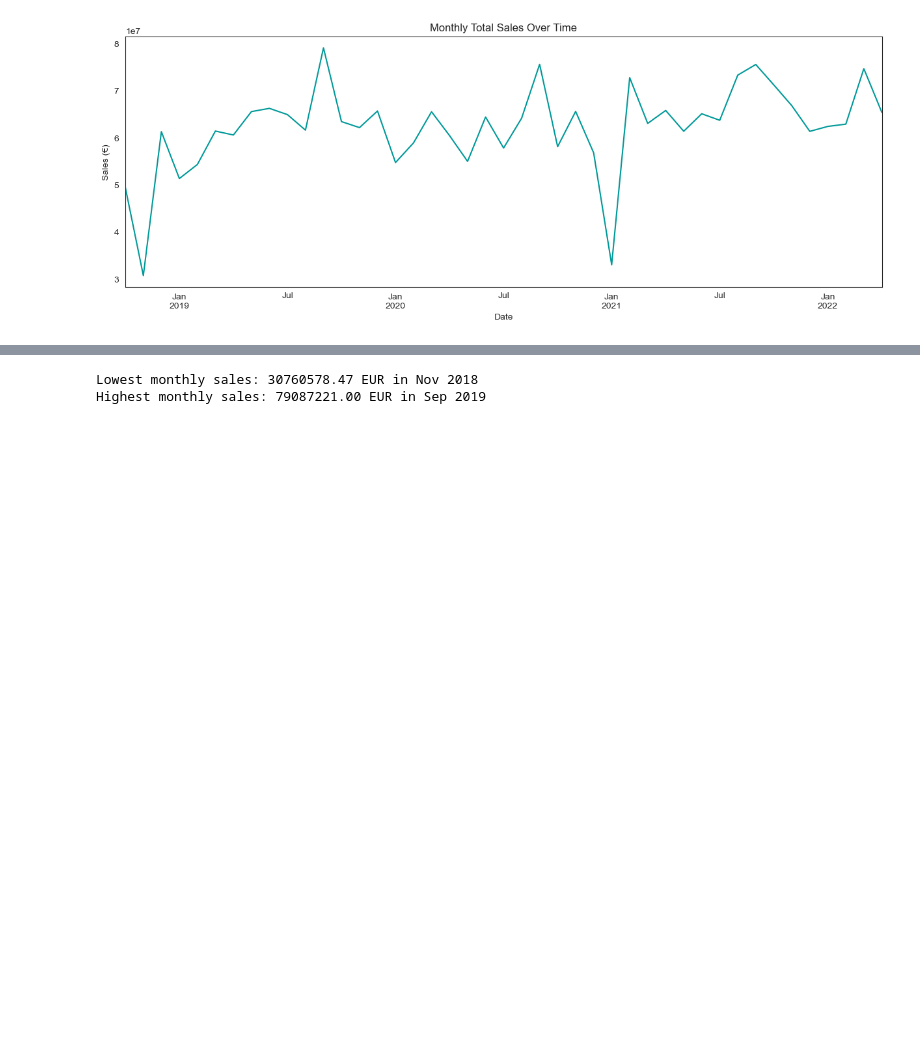
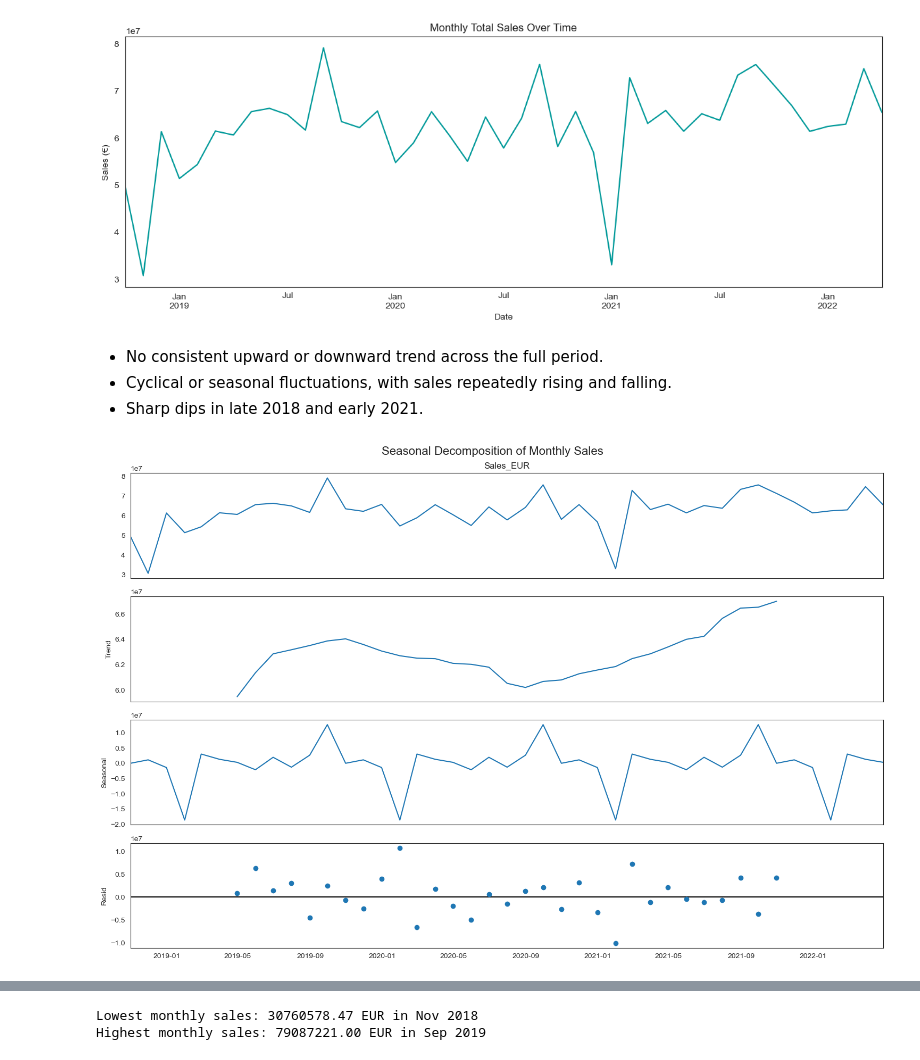
Before and after one commit to RubenCMarques/Case-2--Siemens-Sales-Forecast, a Jupyter notebook: Notebooks/Chloe_workspace.ipynb, the cells around one changed output, grey strips where cells are left out. Cells and saved outputs as stored; diff of their text form; code cells hidden in the pictures; blank space fills up the shorter version.

Commit message:
seasonality

```diff
--- a/Notebooks/Chloe_workspace.ipynb
+++ b/Notebooks/Chloe_workspace.ipynb
@@ -468,3 +469,24 @@ plt.xlabel('Date')
 plt.show()
 # %% [output]
 [figure]
+# %% [markdown]
+* No consistent upward or downward trend across the full period.
+* Cyclical or seasonal fluctuations, with sales repeatedly rising and falling.
+* Sharp dips in late 2018 and early 2021.
+# %%
+import matplotlib.pyplot as plt
+
+# Make sure 'monthly_sales' is a time series with datetime index
+monthly_sales = sales_data['Sales_EUR'].resample('ME').sum()
+
+# Decompose with a monthly seasonal period
+decomposition = seasonal_decompose(monthly_sales, model='additive', period=12)
+
+# Plot
+fig = decomposition.plot()
+fig.set_size_inches(15, 10)
+plt.suptitle('Seasonal Decomposition of Monthly Sales', fontsize=16)
+plt.tight_layout()
+plt.show()
+# %% [output]
+[figure, added]
```
Also changed, not shown: parts of 4 cells of this notebook.
